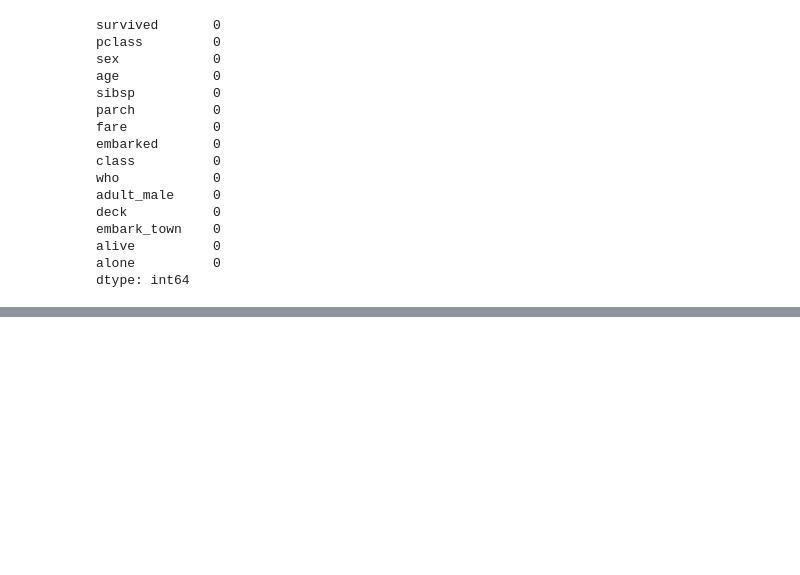
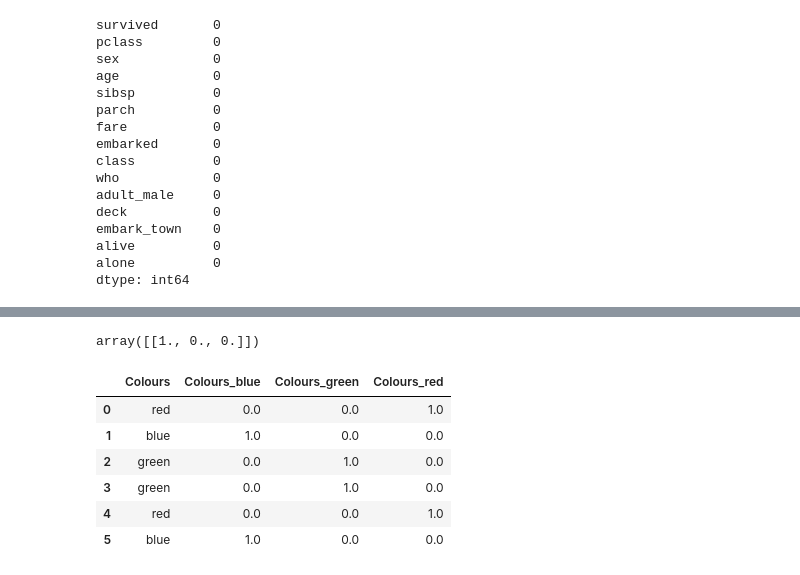
Before and after one commit to SUHANSU19/DATA-SCIENCE-PRACTICE-repo, a Jupyter notebook: feature_engineering.ipynb, the cells around one changed output, grey strips where cells are left out. Saved outputs shown, nothing was run; the diff lists cells and outputs as text; code cells hidden in the pictures; blank space fills up the shorter version.

```diff
--- a/feature_engineering.ipynb
+++ b/feature_engineering.ipynb
@@ -131,0 +258,6 @@ dtype: int64
+# %%
+encoder=OneHotEncoder()
+# %%
+encoded=encoder.fit_transform(df).toarray()
+# %%
+encoded_df=pd.DataFrame(encoded,columns=encoder.get_feature_names_out())
@@ -131,0 +274,17 @@ dtype: int64
+# %%
+# for new data point
+encoder.transform([["blue"]]).toarray()
+# %% [output]
+array([[1., 0., 0.]])
+# %%
+new_df=pd.concat([df,encoded_df],axis=1)
+# %%
+new_df
+# %% [output]
+|  | Colours | Colours_blue | Colours_green | Colours_red |
+| 0 | red | 0.0 | 0.0 | 1.0 |
+| 1 | blue | 1.0 | 0.0 | 0.0 |
+| 2 | green | 0.0 | 1.0 | 0.0 |
+| 3 | green | 0.0 | 1.0 | 0.0 |
+| 4 | red | 0.0 | 0.0 | 1.0 |
+| 5 | blue | 1.0 | 0.0 | 0.0 |
```
Also changed, not shown: parts of 36 cells of this notebook.
